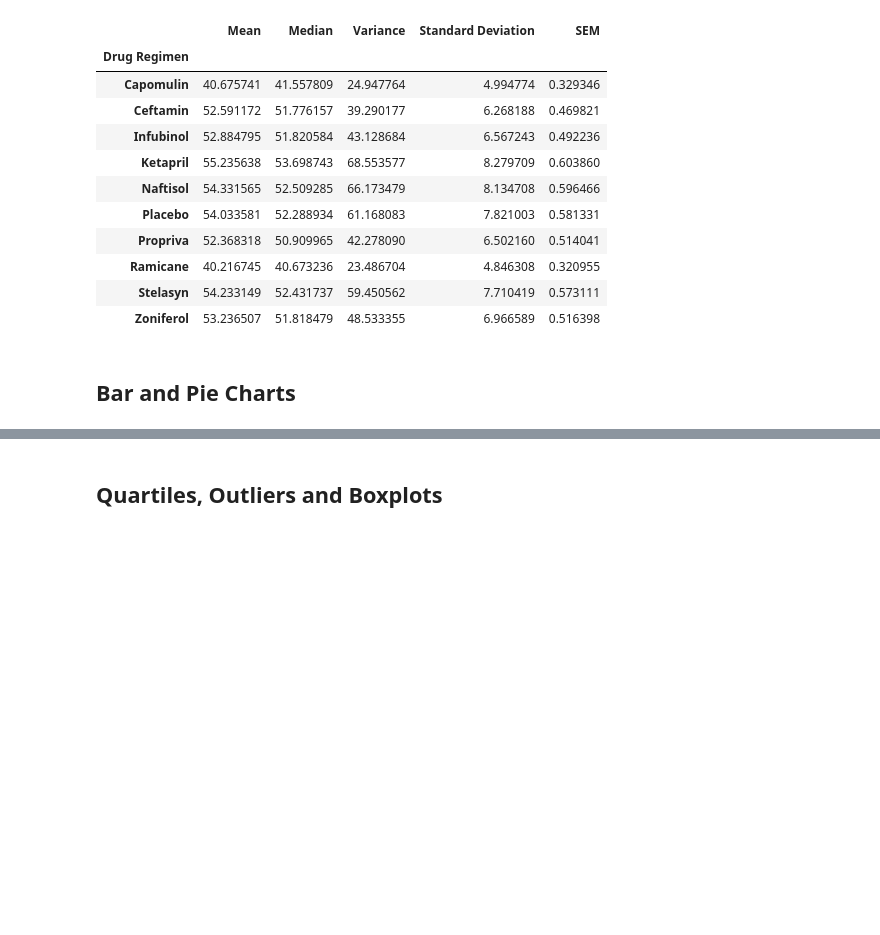
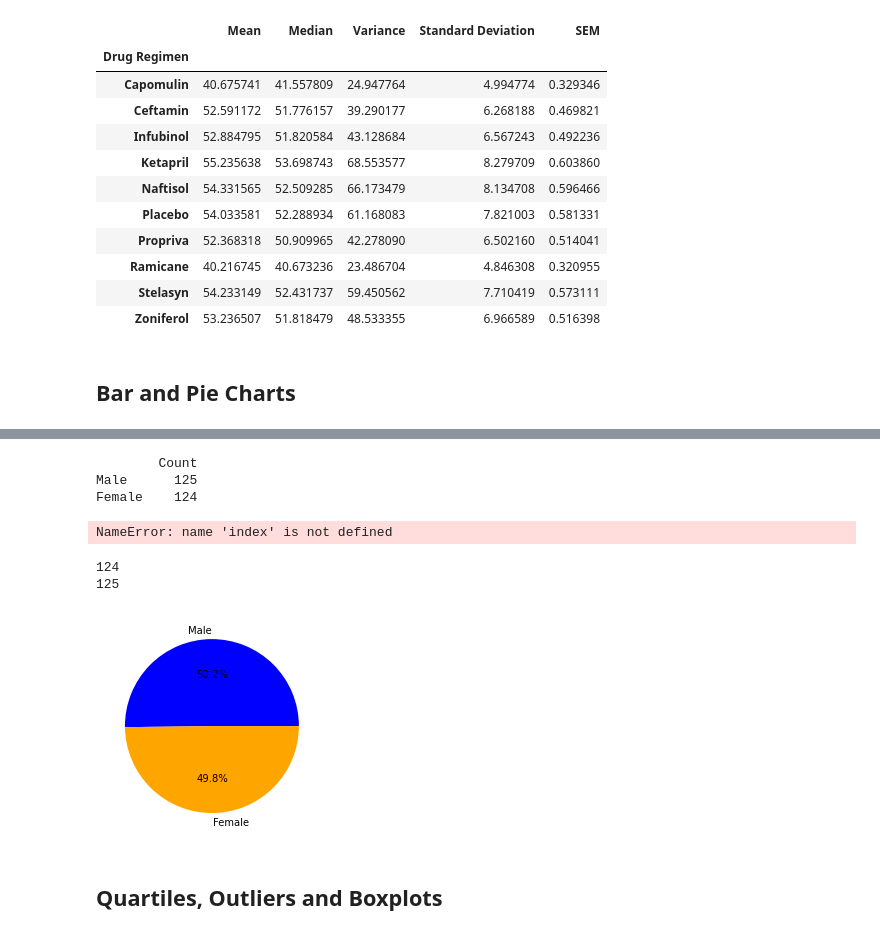
Before and after one commit to Corters22/Pymaceuticals_Review, a Jupyter notebook: pymaceuticals_starter.ipynb, the cells around one changed output, grey strips where cells are left out. Cells and saved outputs as stored; diff of their text form; code cells hidden in the pictures; blank space fills up the shorter version.

```diff
--- a/pymaceuticals_starter.ipynb
+++ b/pymaceuticals_starter.ipynb
@@ -163,2 +145,28 @@ plt.xticks(tick_locations, regimen_count_df["Drug Regimen"], rotation="vertical"
+# %%
+# Generate a pie plot showing the distribution of female versus male mice using pandas
+num_of_female_mice = len(mouse_metadata_df.loc[mouse_metadata_df['Sex'] == "Female"])
+num_of_male_mice = len(mouse_metadata_df.loc[mouse_metadata_df['Sex'] == "Male"])
+mice=pd.DataFrame({"Count": [num_of_male_mice, num_of_female_mice]},
+                  index=['Male', 'Female'])
+print(mice)
+num_of_mice_pie = mice.plot(kind='pie', y=, autopct="%.1f%%")
+num_of_mice_pie.set_title("Sex of Mice Studied")
+# %% [output]
+        Count
+Male      125
+Female    124
+NameError: name 'index' is not defined
 # %%
-# Generate a pie plot showing the distribution of female versus male mice using pandas
+# Generate a pie plot showing the distribution of female versus male mice using pyplot
+
+labels=["Male", "Female"]
+numbers = [num_of_male_mice, num_of_female_mice]
+colors= ["blue", "orange"]
+explode=[0,0]
+plt.pie(numbers, explode=explode,labels=labels, colors=colors, autopct="%.1f%%")
+print(num_of_female_mice)
+print(num_of_male_mice)
+# %% [output]
+124
+125
+[figure, added]
```
Also changed, not shown: parts of 5 cells of this notebook.
